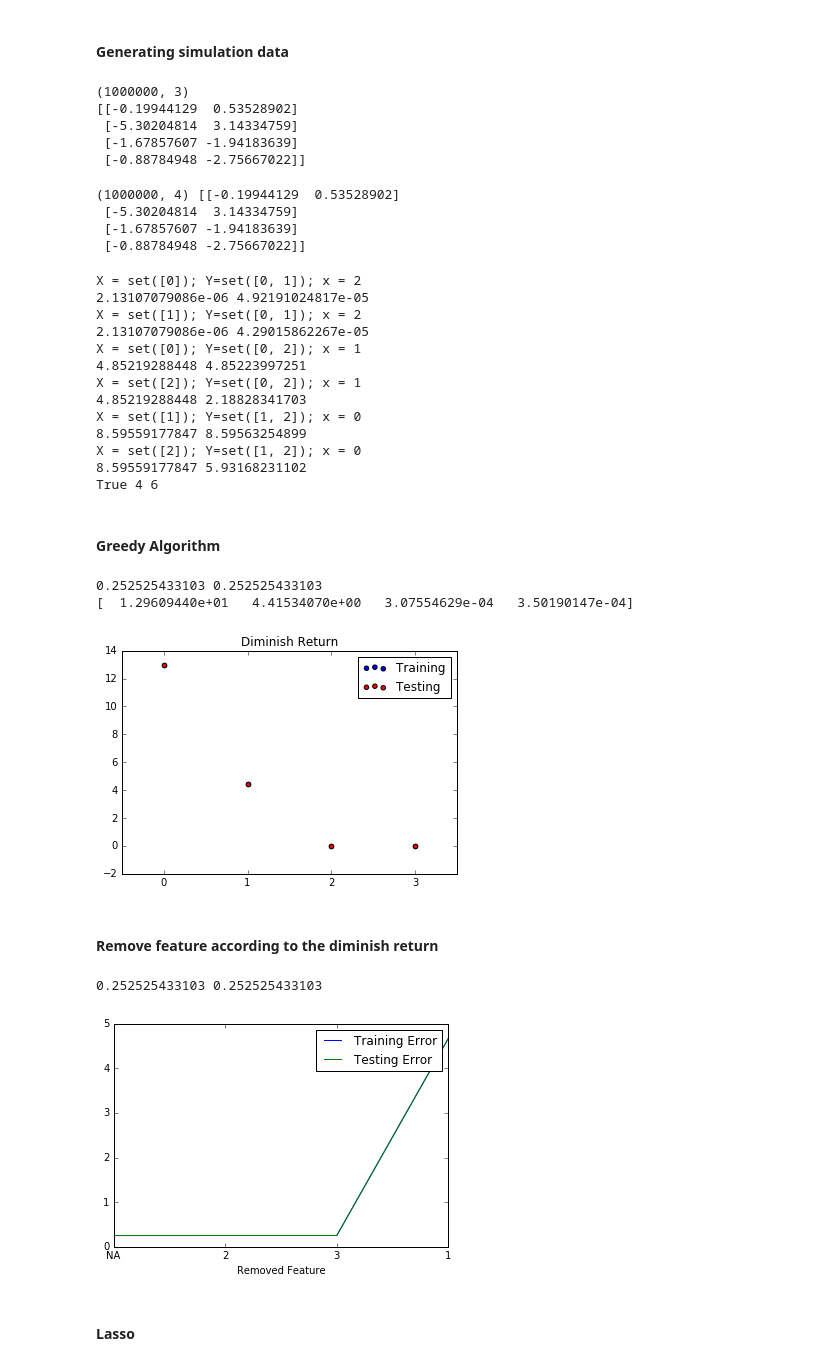
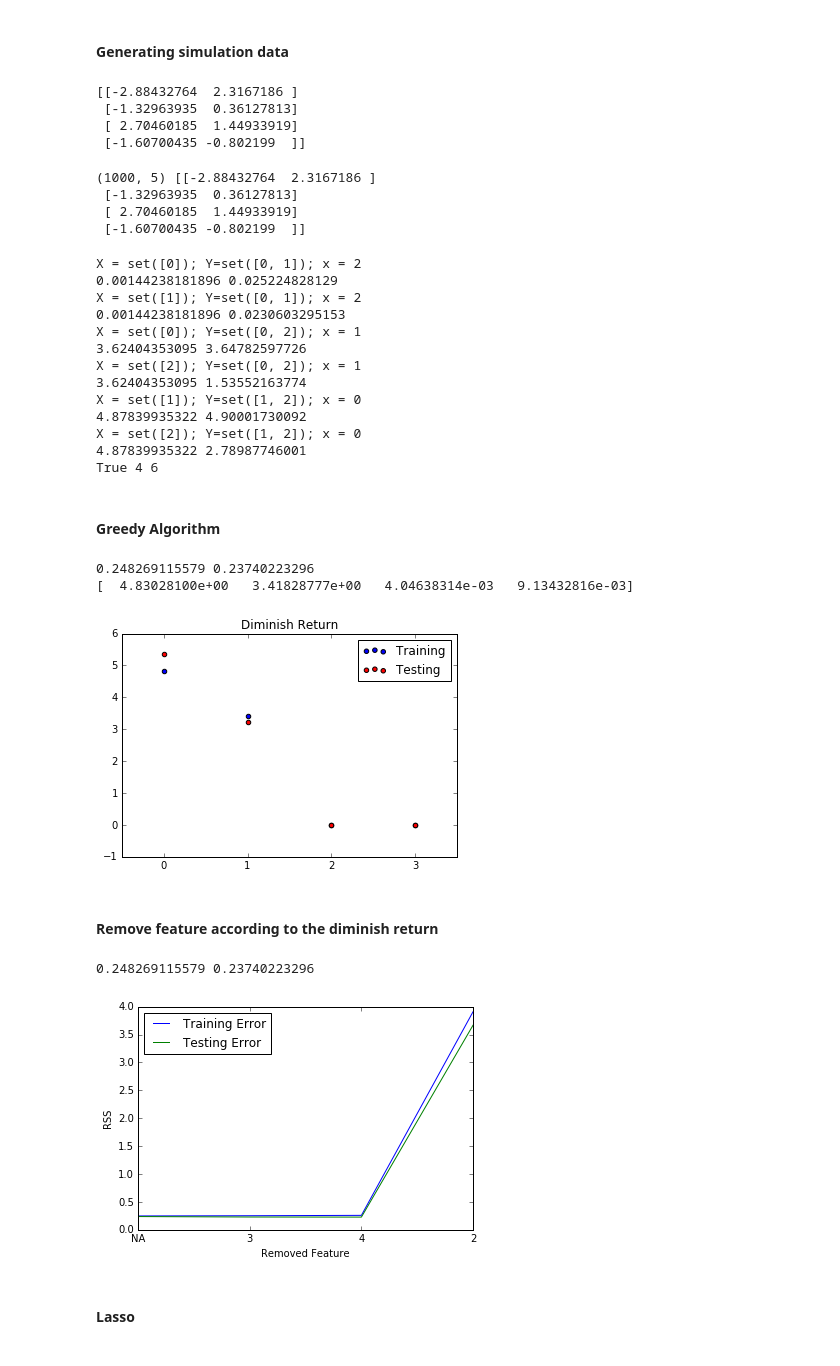
Before and after one commit to jtwangac/AM221_project, a Jupyter notebook: exp_continous.ipynb, the cells around one changed output. Saved outputs shown, nothing was run; the diff lists cells and outputs as text; code cells hidden in the pictures.

```diff
--- a/exp_continous.ipynb
+++ b/exp_continous.ipynb
@@ -21,8 +21,8 @@ Data generated :
 # %% [markdown]
 #### Generating simulation data
 # %%
-probs = np.array([0.4,0.6,0.5])
-n = 10**6
+probs = np.array([0.5, 0.4, 0.6, 0.4])
+n = 1000
 for i,k in enumerate(itertools.product([0,1],repeat=len(probs))):
     l = np.prod(probs**np.array(k))*np.prod((1-probs)**(1-np.array(k)))*n+1e-6
     l = int(l)
@@ -30,22 +30,17 @@ for i,k in enumerate(itertools.product([0,1],repeat=len(probs))):
     else:X = np.vstack([X,np.tile(np.array(k),(l,1))])
 
 X = X[np.random.permutation(n)]
-# probs = [0.4,0.6,0.4,0.6]
-# n = 150
-# X = np.zeros((n,4))
-# for i,p in enumerate(probs):
-#     X[:,i]=np.array([np.random.binomial(1,p) for j in range(n)])
+
 z = np.random.randn(n).reshape(n,1)
 y = np.zeros(n)
 beta = np.random.randn(4,2)*2
 print beta
 X = np.hstack([X,z])
 # %% [output]
-(1000000, 3)
-[[-0.19944129  0.53528902]
- [-5.30204814  3.14334759]
- [-1.67857607 -1.94183639]
- [-0.88784948 -2.75667022]]
+[[-2.88432764  2.3167186 ]
+ [-1.32963935  0.36127813]
+ [ 2.70460185  1.44933919]
+ [-1.60700435 -0.802199  ]]
 # %%
 # y = z*beta_0+beta_1
 
@@ -59,15 +54,15 @@ for i in range(n):
 # add noise
 print X.shape,beta
 y = y+np.random.randn(n)*0.5
-train_X = X
-train_y = y
-test_X = X
-test_y = y
+train_X = X[:int(n*0.8)]
+train_y = y[:int(n*0.8)]
+test_X = X[int(n*0.8):]
+test_y = y[int(n*0.8):]
 # %% [output]
-(1000000, 4) [[-0.19944129  0.53528902]
- [-5.30204814  3.14334759]
- [-1.67857607 -1.94183639]
- [-0.88784948 -2.75667022]]
+(1000, 5) [[-2.88432764  2.3167186 ]
+ [-1.32963935  0.36127813]
+ [ 2.70460185  1.44933919]
+ [-1.60700435 -0.802199  ]]
 # %%
 # with open('data.pkl','w') as f:
 #     pickle.dump((features,y),f)
@@ -126,17 +121,17 @@ for i in range(1):
 print violation,v,t
 # %% [output]
 X = set([0]); Y=set([0, 1]); x = 2
-2.13107079086e-06 4.92191024817e-05
+0.00144238181896 0.025224828129
 X = set([1]); Y=set([0, 1]); x = 2
-2.13107079086e-06 4.29015862267e-05
+0.00144238181896 0.0230603295153
 X = set([0]); Y=set([0, 2]); x = 1
-4.85219288448 4.85223997251
+3.62404353095 3.64782597726
 X = set([2]); Y=set([0, 2]); x = 1
-4.85219288448 2.18828341703
+3.62404353095 1.53552163774
 X = set([1]); Y=set([1, 2]); x = 0
-8.59559177847 8.59563254899
+4.87839935322 4.90001730092
 X = set([2]); Y=set([1, 2]); x = 0
-8.59559177847 5.93168231102
+4.87839935322 2.78987746001
 True 4 6
 # %% [markdown]
 #### Greedy Algorithm
@@ -160,33 +155,34 @@ plt.title('Diminish Return')
 plt.legend()
 plt.show()
 # %% [output]
-0.252525433103 0.252525433103
-[  1.29609440e+01   4.41534070e+00   3.07554629e-04   3.50190147e-04]
+0.248269115579 0.23740223296
+[  4.83028100e+00   3.41828777e+00   4.04638314e-03   9.13432816e-03]
-[figure, old version]
+[figure, new version]
 # %% [markdown]
 #### Remove feature according to the diminish return
 # %%
 rm_order = np.argsort(train_r)
 lr_train_err = np.zeros(4)
 lr_test_err = np.zeros(4)
 feature_set = set(np.arange(4))
 train_err,test_err=lr(feature_set,train_X,train_y,test_X,test_y)
 print train_err,test_err
 lr_train_err[0] = train_err
 lr_test_err[0] = test_err
 for i,s in enumerate(rm_order[:-1]):
     feature_set.remove(s)
     train_err,test_err=lr(feature_set,train_X,train_y,test_X,test_y)
     lr_train_err[i+1] = train_err
     lr_test_err[i+1] = test_err
 plt.plot(np.arange(4),lr_train_err,label='Training Error')
 plt.plot(np.arange(4),lr_test_err,label = 'Testing Error')
-plt.xticks(np.arange(4),np.hstack(['NA',rm_order]))
+plt.xticks(np.arange(4),np.hstack(['NA',rm_order+1]))
 plt.xlabel('Removed Feature')
-plt.legend()
+plt.ylabel('RSS')
+plt.legend(loc='best')
 plt.show()
 # %% [output]
-0.252525433103 0.252525433103
+0.248269115579 0.23740223296
-[figure, old version]
+[figure, new version]
 # %% [markdown]
 #### Lasso
```
Also changed, not shown: parts of 32 cells of this notebook, 13 other files.
